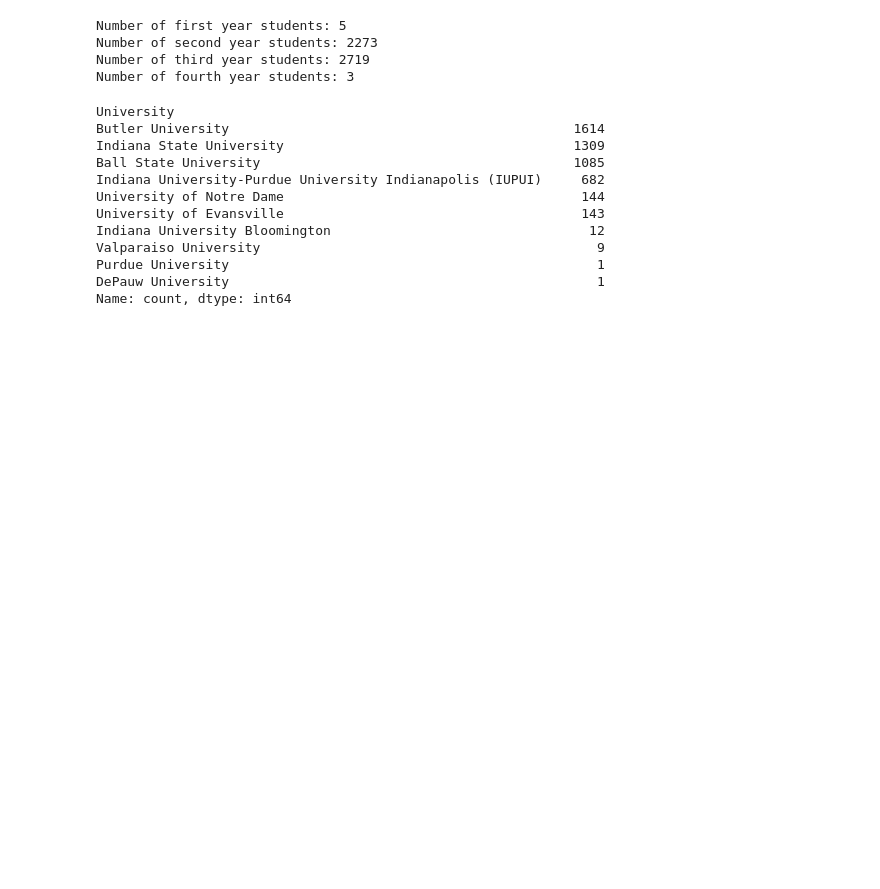
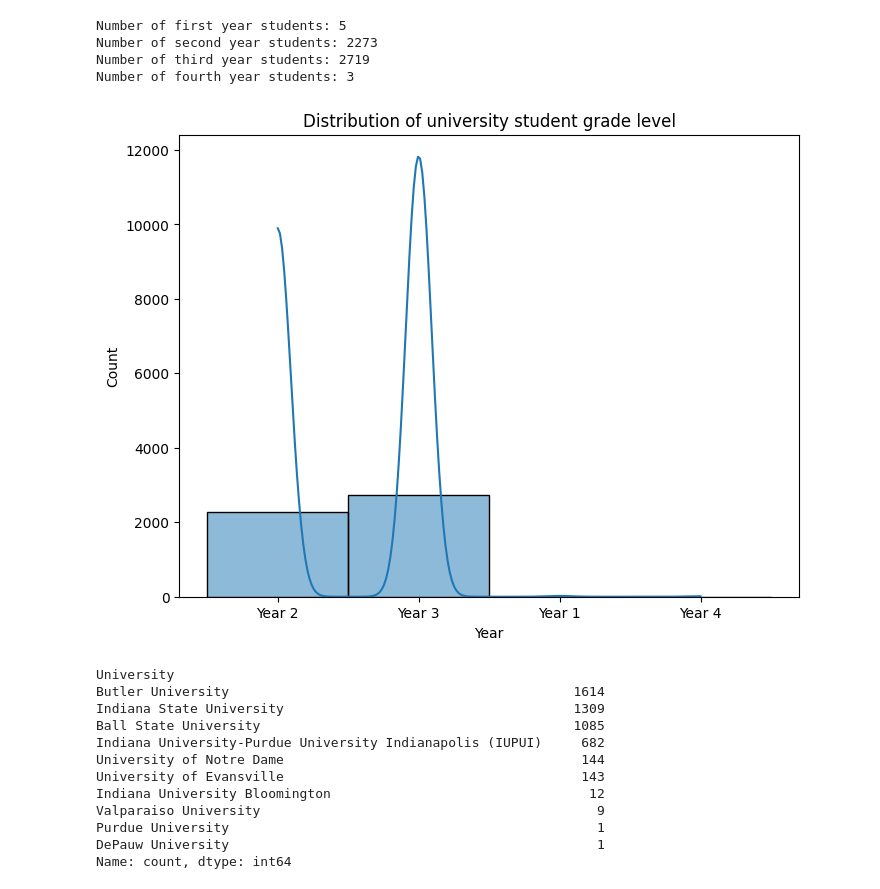
Before and after one commit to SXV357/Xtern-AI-WBA, a Jupyter notebook: FoodX.ipynb, the cells around one changed output. Drawn from its saved outputs; the diff is of its cells as text; code cells hidden in the pictures; blank space fills up the shorter version.

```diff
--- a/FoodX.ipynb
+++ b/FoodX.ipynb
@@ -33,12 +83,19 @@ None
 # %%
-# number of students by year
+# Number of students by year
 print(f"Number of first year students: {len(df[df['Year'] == 'Year 1'])}")
 print(f"Number of second year students: {len(df[df['Year'] == 'Year 2'])}")
 print(f"Number of third year students: {len(df[df['Year'] == 'Year 3'])}")
 print(f"Number of fourth year students: {len(df[df['Year'] == 'Year 4'])}")
+
+# Plottinf the distribution of the students' current year in university
+plt.figure(figsize=(8, 6))
+sns.histplot(df['Year'], kde=True)
+plt.title('Distribution of university student grade level')
+plt.show()
 # %% [output]
 Number of first year students: 5
 Number of second year students: 2273
 Number of third year students: 2719
 Number of fourth year students: 3
+[figure, added]
 # %%
```
Also changed, not shown: parts of 20 cells of this notebook, 1 other file.
